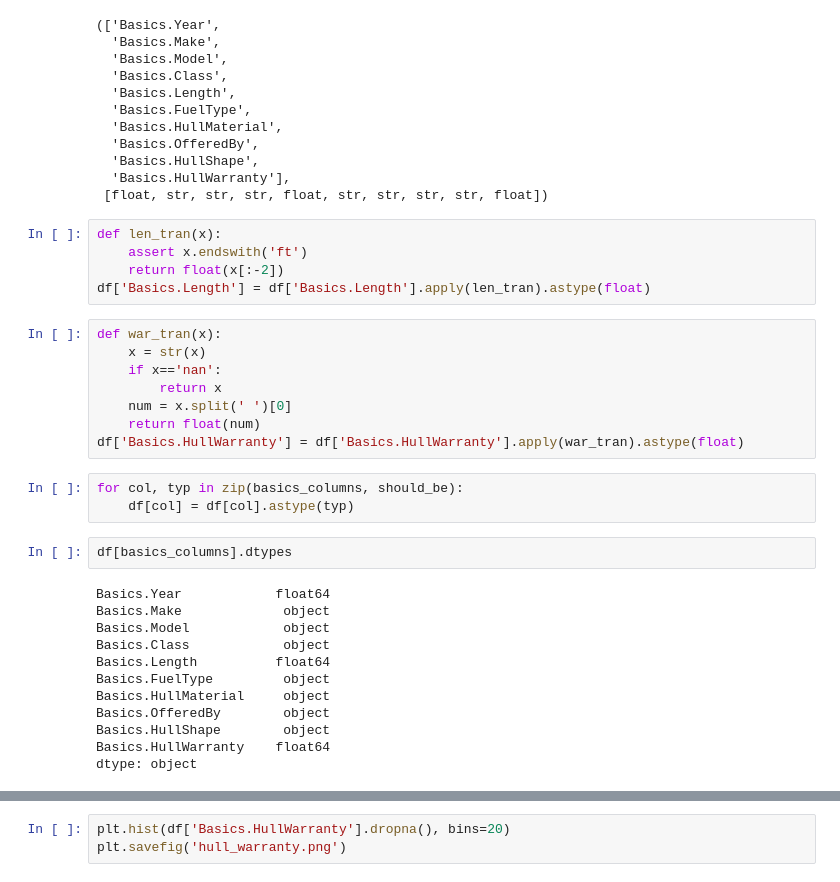
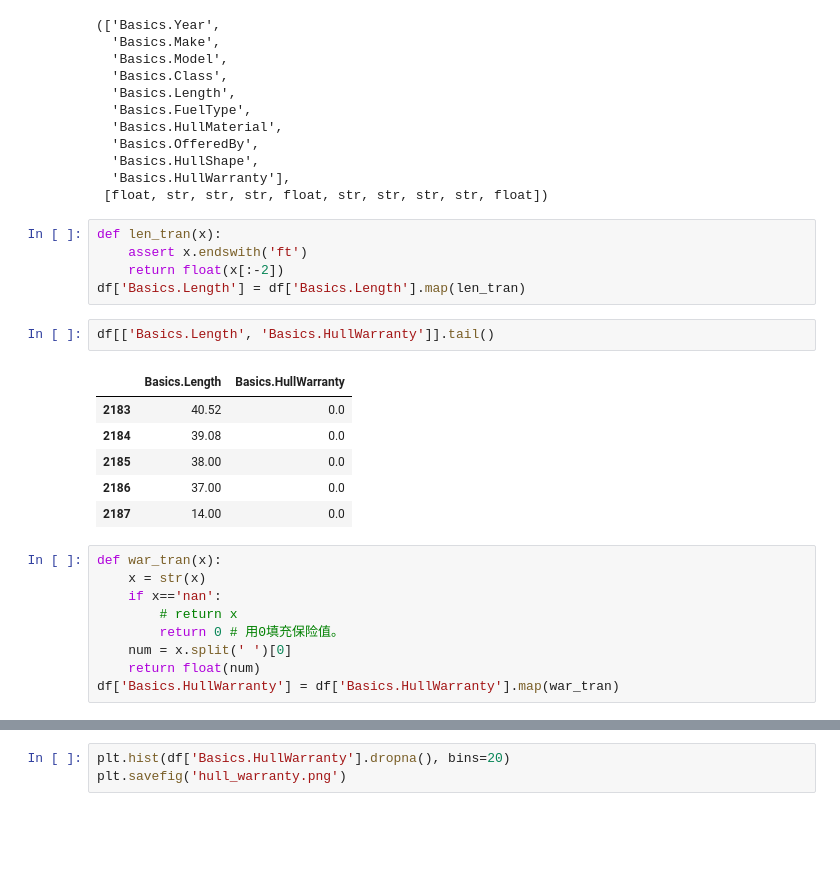
Before and after one commit to Mathematical-Jedi/2023-International-Mathematical-Model, a Jupyter notebook: yecanming/爬虫数据处理/clean.ipynb, the cells around one changed output, grey strips where cells are left out. Cells and saved outputs as stored; diff of their text form; blank space fills up the shorter version.

```diff
--- a/yecanming/爬虫数据处理/clean.ipynb
+++ b/yecanming/爬虫数据处理/clean.ipynb
@@ -74,29 +76,22 @@ basics_columns, should_be
 def len_tran(x):
     assert x.endswith('ft')
     return float(x[:-2])
-df['Basics.Length'] = df['Basics.Length'].apply(len_tran).astype(float)
+df['Basics.Length'] = df['Basics.Length'].map(len_tran)
+# %%
+df[['Basics.Length', 'Basics.HullWarranty']].tail()
+# %% [output]
+|  | Basics.Length | Basics.HullWarranty |
+| 2183 | 40.52 | 0.0 |
+| 2184 | 39.08 | 0.0 |
+| 2185 | 38.00 | 0.0 |
+| 2186 | 37.00 | 0.0 |
+| 2187 | 14.00 | 0.0 |
 # %%
 def war_tran(x):
     x = str(x)
     if x=='nan':
-        return x
+        # return x
+        return 0 # 用0填充保险值。
     num = x.split(' ')[0]
     return float(num)
-df['Basics.HullWarranty'] = df['Basics.HullWarranty'].apply(war_tran).astype(float)
+df['Basics.HullWarranty'] = df['Basics.HullWarranty'].map(war_tran)
-# %%
-for col, typ in zip(basics_columns, should_be):
-    df[col] = df[col].astype(typ)
-# %%
-df[basics_columns].dtypes
-# %% [output]
-Basics.Year            float64
-Basics.Make             object
-Basics.Model            object
-Basics.Class            object
-Basics.Length          float64
-Basics.FuelType         object
-Basics.HullMaterial     object
-Basics.OfferedBy        object
-Basics.HullShape        object
-Basics.HullWarranty    float64
-dtype: object
```
Also changed, not shown: parts of 18 cells of this notebook, 2 other files.
